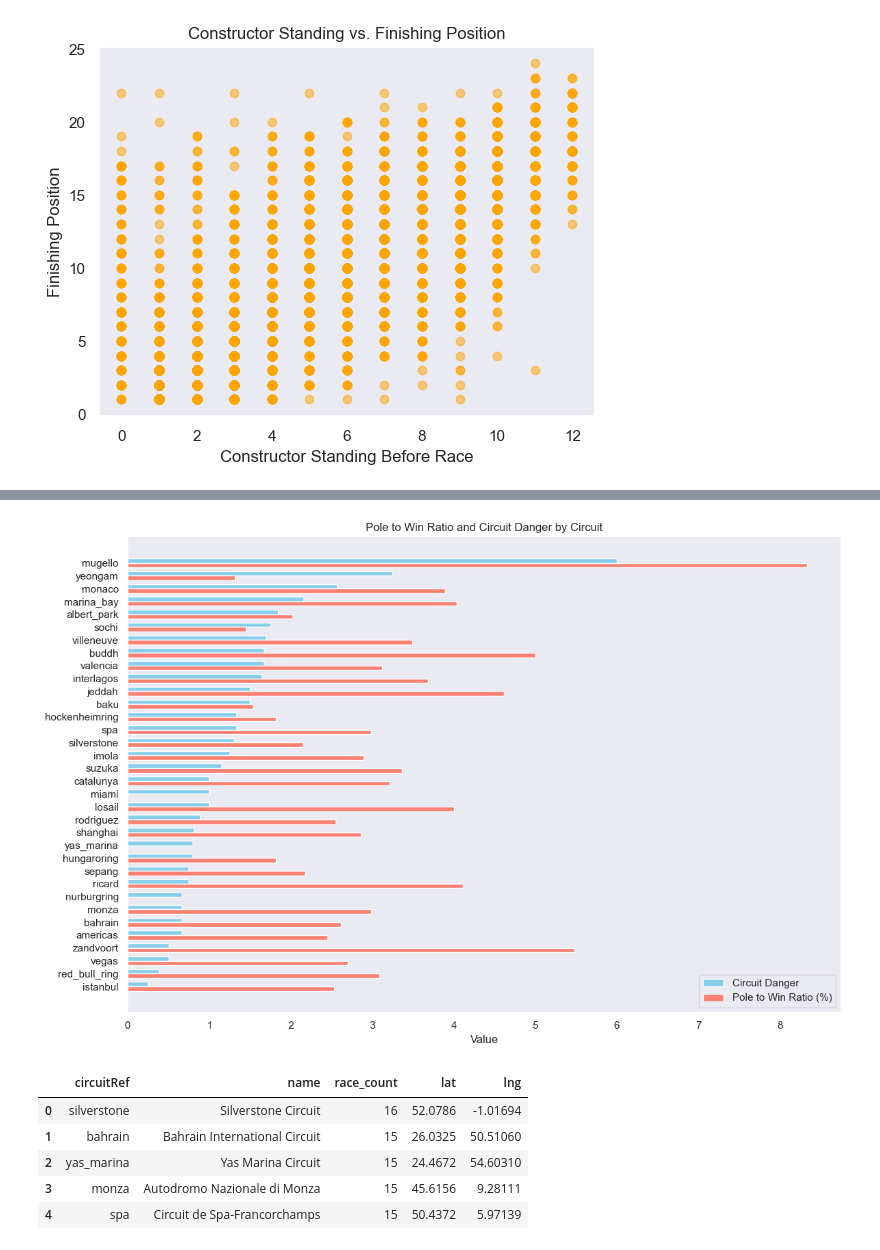
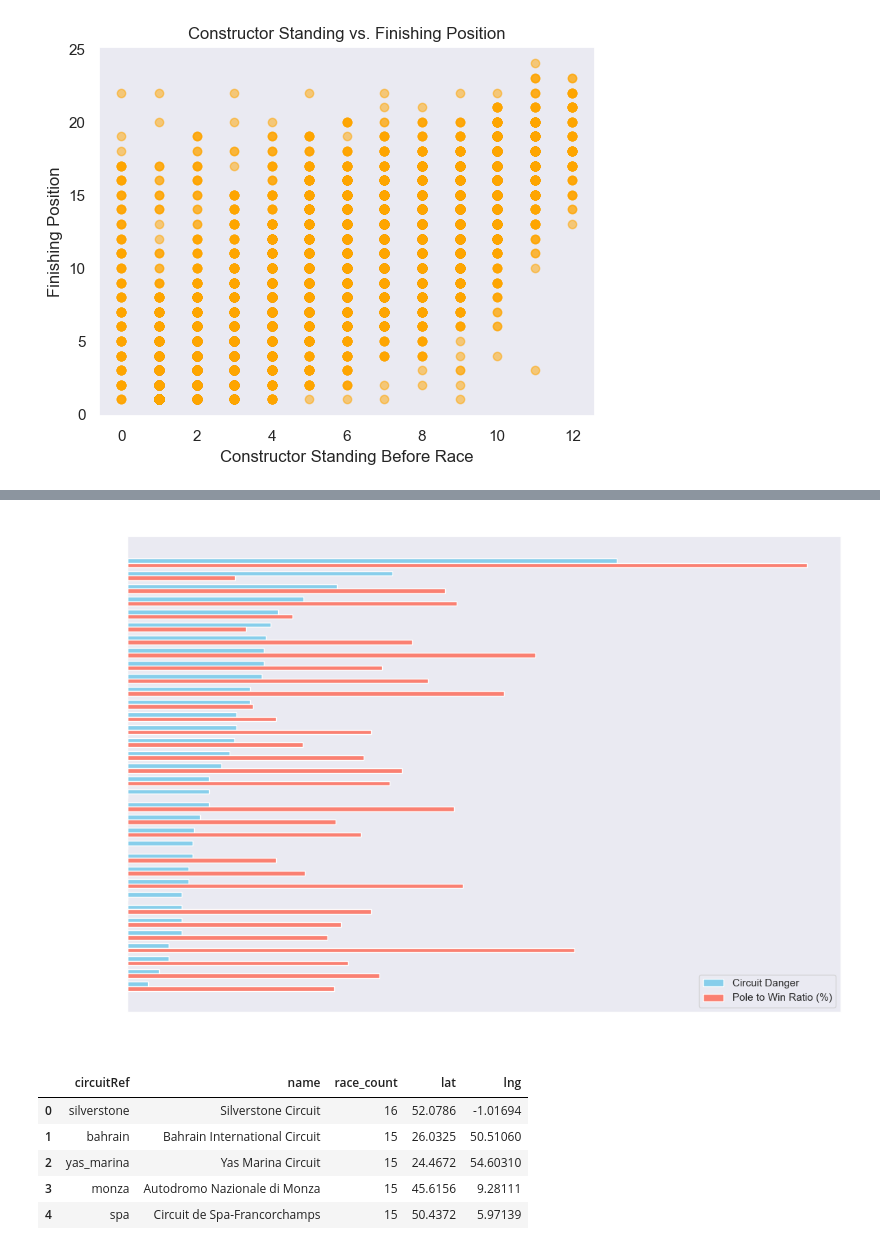
Before and after one commit to JuaniSimieli/F1-Predictions, a Jupyter notebook: EDA/EDA_Graphics.ipynb, the cells around one changed output, grey strips where cells are left out. Cells and saved outputs as stored; diff of their text form; code cells hidden in the pictures.

```diff
--- a/EDA/EDA_Graphics.ipynb
+++ b/EDA/EDA_Graphics.ipynb
@@ -177,36 +203,38 @@ pole_to_win_ratio = (wins_from_pole_by_circuit / total_races_by_circuit).fillna(
 # Step 3: Combine the data into a single DataFrame
 circuit_data = pd.DataFrame({
     'circuit_danger': circuit_danger,
     'pole_to_win_ratio': pole_to_win_ratio
 }).dropna().sort_values(by='circuit_danger', ascending=False)
 
 # Step 4: Set up labels and positions
 labels = circuit_data.index
 circuit_danger = circuit_data['circuit_danger']
 pole_to_win_ratio = circuit_data['pole_to_win_ratio']
 
 x = np.arange(len(labels))  # the label locations
 width = 0.35  # the width of the bars
 
 # Step 5: Plot the grouped horizontal bar chart
 fig, ax = plt.subplots(figsize=(12, 8))
 ax.barh(x - width / 2, circuit_danger, width, label='Circuit Danger', color='skyblue')
 ax.barh(x + width / 2, pole_to_win_ratio, width, label='Pole to Win Ratio (%)', color='salmon')
 
 # Step 6: Customize the plot
-ax.set_xlabel('Value')
+ax.set_xlabel('Value', color='white')
 ax.set_yticks(x)
 ax.set_yticklabels(labels)
 ax.invert_yaxis()  # Highest values at the top
 ax.legend()
+plt.tick_params(axis='x', colors='white')
+plt.tick_params(axis='y', colors='white')
 
-plt.title('Pole to Win Ratio and Circuit Danger by Circuit')
+plt.title('Pole to Win Ratio and Circuit Danger by Circuit', color='white')
 plt.tight_layout()
 plt.savefig('Images/poletowin-circuitdanger-bycircuit.png', dpi=300, bbox_inches='tight')
 plt.show()
 plt.close()
 # %% [output]
-[figure, old version]
+[figure, new version]
 # %%
 races_held_query_2010 = """
 SELECT
```
Also changed, not shown: parts of 8 cells of this notebook, 8 other files.
